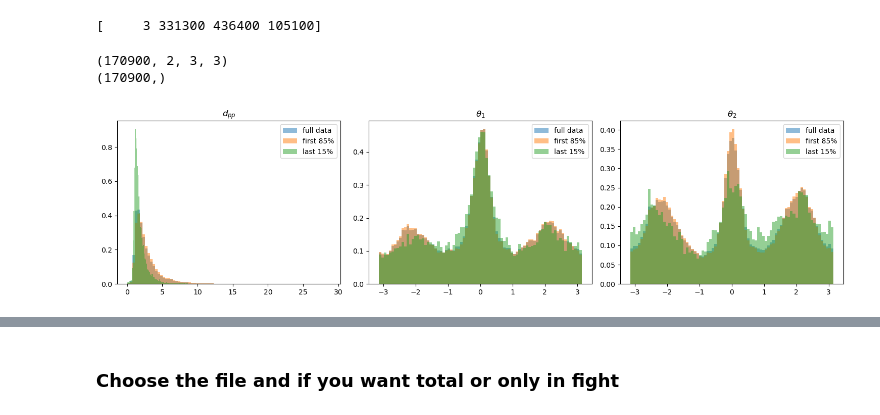
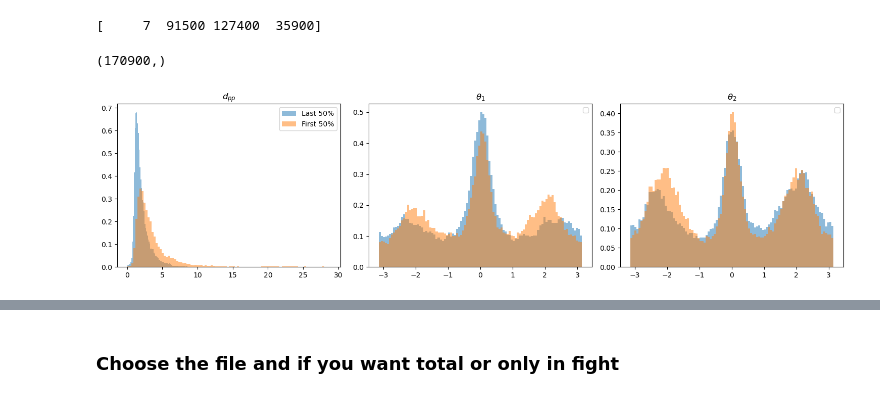
Before and after one commit to Marindevandijk/Thesis-clean, a Jupyter notebook: notebook_exploratory/01_overdamped_exploration.ipynb, the cells around one changed output, grey strips where cells are left out. Drawn from its saved outputs; the diff is of its cells as text; code cells hidden in the pictures.

```diff
--- a/notebook_exploratory/01_overdamped_exploration.ipynb
+++ b/notebook_exploratory/01_overdamped_exploration.ipynb
@@ -33,7 +36,9 @@ def get_experimentID_fightbouts(path):
 
     fightbouts = fb[fb[:, 0].astype(int) == expIdx]
 
+
     return expIdx, fightbouts
-EXP_id , fightbout = get_experimentID_fightbouts("/Users/marindevandijk/Documents/CLS 2025/Thesis/Coding/ZebraFish_project/Data/tracking_results/FishTank20200130_153857_tracking_results.h5")
+EXP_id , fightbout = get_experimentID_fightbouts( "/Users/marindevandijk/Documents/CLS 2025/Thesis/Coding/ZebraFish_project/Data/tracking_results/FishTank20200213_154940_tracking_results.h5")
+
 print(fightbout)
 # %% [output]
@@ -42,7 +85,7 @@ print(fightbout)
 # %%
 def prepare_data(path,fightnumber = 0,infight =True):
     "Prepare the data make it ready to calculate dpp,theta1 and theta2"
-    "if infight = True return data with only the infight bouts otherwise it returns total trajectory  "
+    "if infight = True return data with only the frist infight bouts otherwise it returns total trajectory  "
 
     path = path
     f = h5py.File(path, "r")
@@ -55,8 +98,8 @@ def prepare_data(path,fightnumber = 0,infight =True):
         X_coordinates = X.copy()
     return X_coordinates,fightbout[fightnumber]
 
-path = "/Users/marindevandijk/Documents/CLS 2025/Thesis/Coding/ZebraFish_project/Data/tracking_results/FishTank20200130_181614_tracking_results.h5"
-X_coordinates_3, fightbout = prepare_data(path,fightnumber = 0,infight =True)
+path = "/Users/marindevandijk/Documents/CLS 2025/Thesis/Coding/ZebraFish_project/Data/tracking_results/FishTank20200217_160052_tracking_results.h5"
+X_coordinates_3, fightbout = prepare_data(path,fightnumber = 0,infight =False)
 print(fightbout)
 def wrap_pi(a):
     return (a + np.pi) % (2*np.pi) - np.pi
@@ -75,4 +118,4 @@ def calculate_theta(fish0,fish1):
     psi_01 = wrap_pi(psi_01) # wrap interval from -pi to pi
     return psi_01
 # %% [output]
-[     3 331300 436400 105100]
+[     7  91500 127400  35900]
@@ -209,51 +259,49 @@ def Run_Force_inference(X,time_idx,K,M,lam):
     S.print_report()
     return S, descriptor
 # %%
-path = "/Users/marindevandijk/Documents/CLS 2025/Thesis/Coding/ZebraFish_project/Data/tracking_results/FishTank20200525_161602_tracking_results.h5"
+path ="/Users/marindevandijk/Documents/CLS 2025/Thesis/Coding/ZebraFish_project/Data/tracking_results/FishTank20200525_161602_tracking_results.h5" # exp 15
+#path ="/Users/marindevandijk/Documents/CLS 2025/Thesis/Coding/ZebraFish_project/Data/tracking_results/FishTank20200130_153857_tracking_results.h5"
 X_coordinates, fightbout = prepare_data(path,0,True)
-print(X_coordinates.shape)
 dpp,theta1,theta2 = calculate_variables(X_coordinates[:,:,:,:])
 print(dpp.shape)
 
 ig, axs = plt.subplots(1, 3, figsize=(15,4))
 d_pp_c, theta_i_c, theta_j_c = clean_data(dpp, theta1, theta2)
 N = len(d_pp_c)
 
-dpp_85 = d_pp_c[:int(0.85*N)]
-dpp_15 = d_pp_c[int(0.85*N):]
+dpp_85= d_pp_c[:int(0.5*N)]
+dpp_15 = d_pp_c[int(0.5*N):]
 
-thetai_85 = theta_i_c[:int(0.85*N)]
-thetai_15 = theta_i_c[int(0.85*N):]
+thetai_85 = theta_i_c[:int(0.5*N)]
+thetai_15 = theta_i_c[int(0.5*N):]
 
-thetaj_85 = theta_j_c[:int(0.85*N)]
-thetaj_15 = theta_j_c[int(0.85*N):]
+thetaj_85 = theta_j_c[:int(0.5*N)]
+thetaj_15 = theta_j_c[int(0.5*N):]
 
-axs[0].hist(d_pp_c, bins=80, alpha=0.5,density = True, label='full data')
-axs[0].hist(dpp_85, bins=80, alpha=0.5, density = True,label='first 85%')
-axs[0].hist(dpp_15, bins=80, alpha=0.5,density = True, label='last 15%')
+axs[0].hist(dpp_15, bins=100, alpha=0.5,density = True, label='Last 50%')
+axs[0].hist(dpp_85, bins=100, alpha=0.5, density = True,label='First 50%')
+#axs[0].hist(dpp_15, bins=80, alpha=0.5,density = True, label='last 15%')
 
 axs[0].set_title(r'$d_{pp}$')
 axs[0].legend()
 
 # Theta 1
-axs[1].hist(theta_i_c, bins=80, alpha=0.5, density = True,label='full data')
-axs[1].hist(thetai_85, bins=80, alpha=0.5,density = True, label='first 85%')
-axs[1].hist(thetai_15, bins=80, alpha=0.5, density = True,label='last 15%')
+axs[1].hist(thetai_15, bins=100, alpha=0.5, density = True)
+axs[1].hist(thetai_85, bins=100, alpha=0.5,density = True)
+#axs[1].hist(thetai_15, bins=80, alpha=0.5, density = True,label='last 15%')
 
 axs[1].set_title(r"$\theta_1$")
 axs[1].legend()
-
 # Theta 2
-axs[2].hist(theta_j_c, bins=80, alpha=0.5,density = True, label='full data')
-axs[2].hist(thetaj_85, bins=80, alpha=0.5, density = True,label='first 85%')
-axs[2].hist(thetaj_15, bins=80, alpha=0.5,density = True, label='last 15%')
+axs[2].hist(thetaj_15, bins=100, alpha=0.5,density = True)
+axs[2].hist(thetaj_85, bins=100, alpha=0.5, density = True)
+#axs[2].hist(thetaj_15, bins=80, alpha=0.5,density = True, label='last 15%')
 
 axs[2].set_title(r"$\theta_2$")
 axs[2].legend()
 
 plt.tight_layout()
 plt.show()
 # %% [output]
-(170900, 2, 3, 3)
 (170900,)
-[figure, old version]
+[figure, new version]
```
Also changed, not shown: parts of 52 cells of this notebook, 17 other files.
